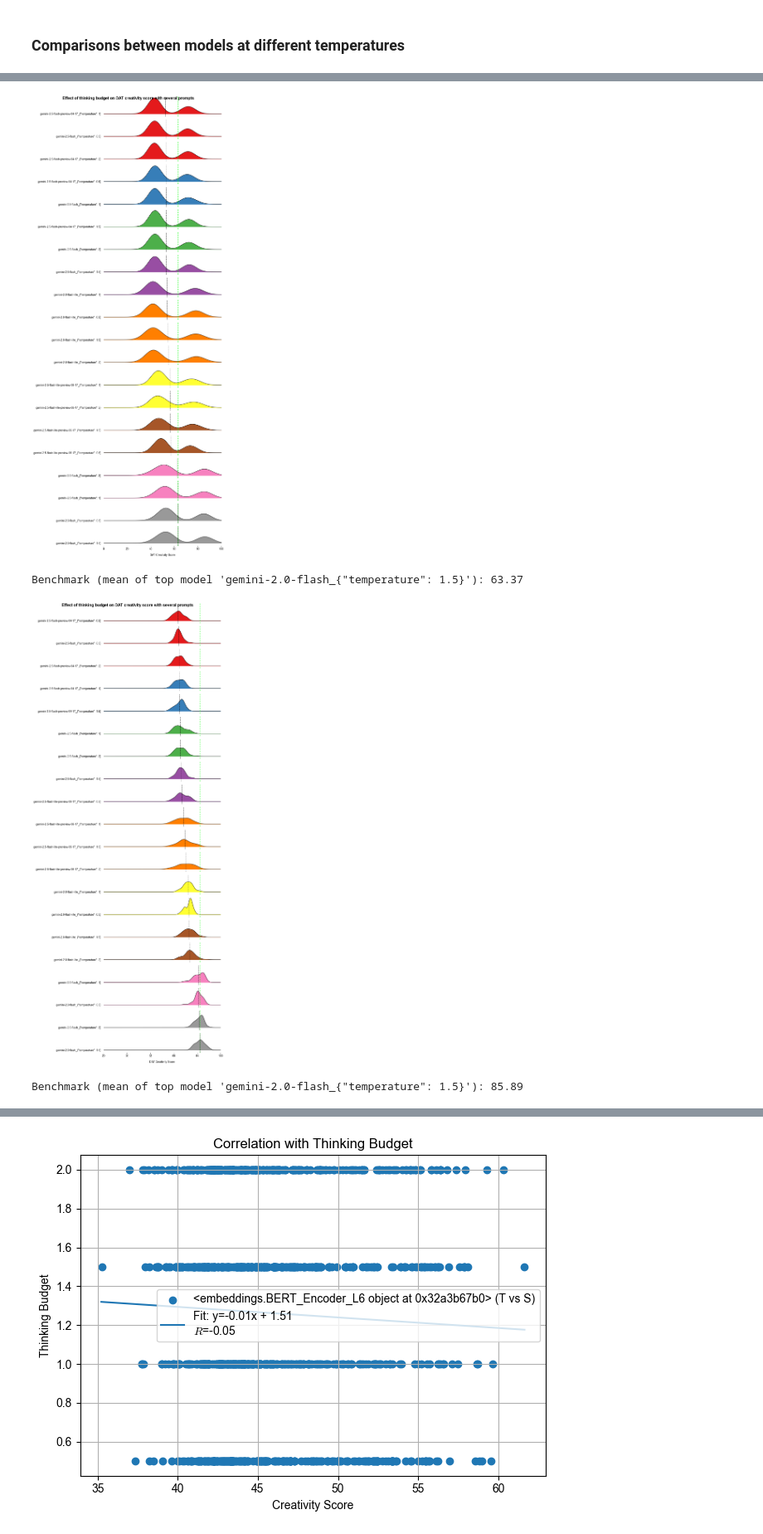
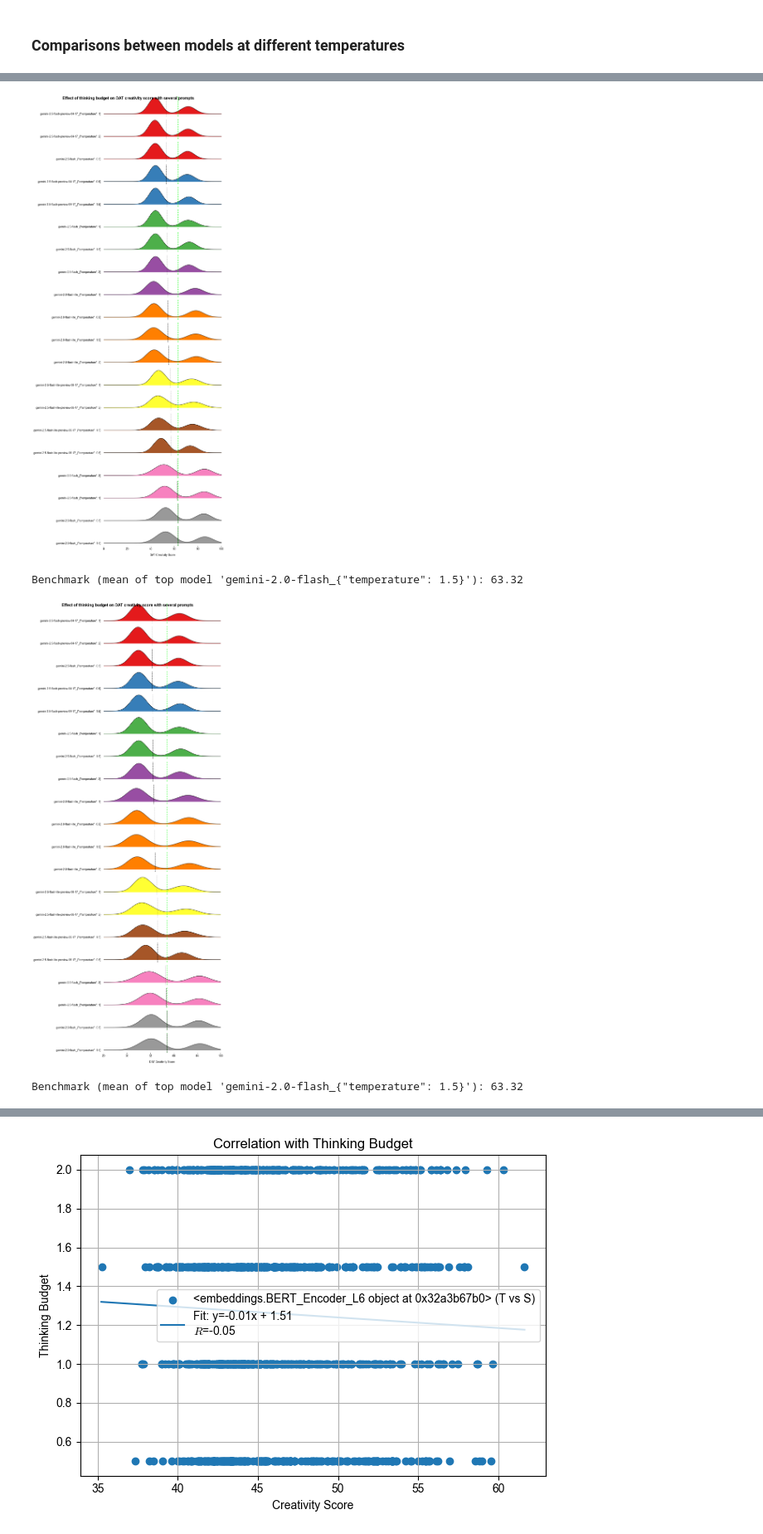
Before and after one commit to theGreen-Coder/MCTB, a Jupyter notebook: example.ipynb, the cells around one changed output, grey strips where cells are left out. Shown at 83% size. Cells and saved outputs as stored; diff of their text form; code cells hidden in the pictures.

Commit message:
Added Faster BERT word embeddings

```diff
--- a/example.ipynb
+++ b/example.ipynb
@@ -310,6 +240,7 @@ GloVe
 # %%
-plot_distribution_results('results/DAT_5models_4configs_10words_06-18_18:24:53_unnormalized.json',
+plot_distribution_results('results/DAT_5models_4configs_10words_06-23_16:02:48_unnormalized.json',
                           dark_mode=False,
+                          embedding_model=['GloVe', 'BERT_WordEmbeddings_L6', 'BERT_WordEmbeddings_L7'],
                           plot_title="Effect of thinking budget on DAT creativity score with several prompts",
                           x_axis_title="DAT Creativity Score",
                           show_benchmark=True,
@@ -320,21 +251,21 @@ plot_distribution_results('results/DAT_5models_4configs_10words_06-18_18:24:53_u
                           file_name="thinking_budget_effect_on_creativity.png",
 )
 # %% [output]
-[figure, old version]
+[figure, new version]
-Benchmark (mean of top model 'gemini-2.0-flash_{"temperature": 1.5}'): 63.37
+Benchmark (mean of top model 'gemini-2.0-flash_{"temperature": 1.5}'): 63.32
 # %%
-plot_distribution_results('results/DAT_5models_4configs_10words_06-18_17:18:31_unnormalized.json',
+plot_distribution_results('results/DAT_5models_4configs_10words_06-23_16:02:48_unnormalized.json',
                           dark_mode=False,
                           plot_title="Effect of thinking budget on DAT creativity score with several prompts",
                           x_axis_title="DAT Creativity Score",
                           show_benchmark=True,
                           ascending=True,
                           x_min=20,
                           x_max=100,
                           save_file=False,
                           file_name="thinking_budget_effect_on_creativity.png",
 )
 # %% [output]
-[figure, old version]
+[figure, new version]
-Benchmark (mean of top model 'gemini-2.0-flash_{"temperature": 1.5}'): 85.89
+Benchmark (mean of top model 'gemini-2.0-flash_{"temperature": 1.5}'): 63.32
 # %%
```
Also changed, not shown: parts of 8 cells of this notebook, 15 other files.
